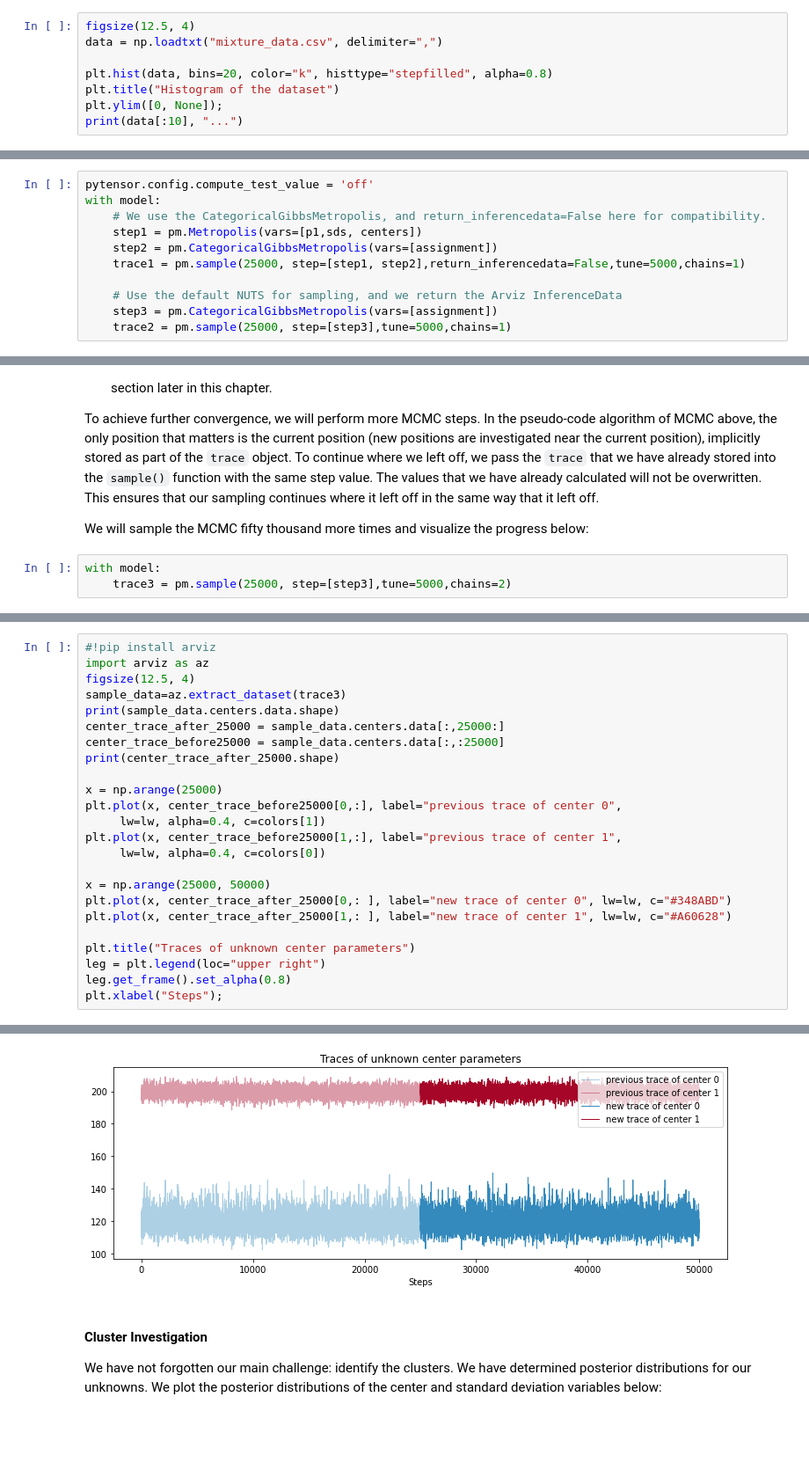
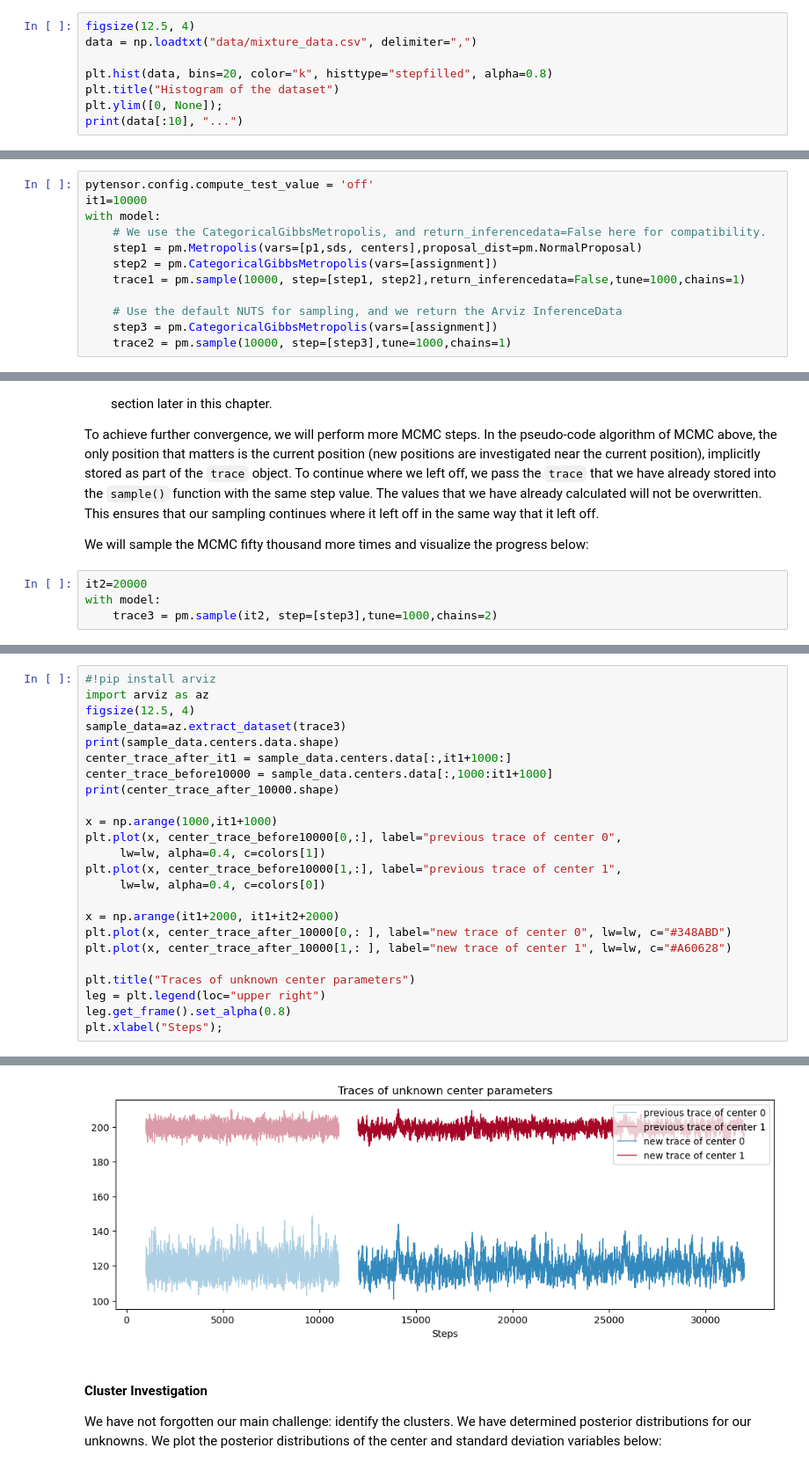
Before and after one commit to jorobledo/blcourse_test, a Jupyter notebook: BLcourse2/Lecture2_comp_pymc.ipynb, the cells around one changed output, grey strips where cells are left out. Shown at 88% size. Saved outputs shown, nothing was run; the diff lists cells and outputs as text; blank space fills up the shorter version.

```diff
--- a/BLcourse2/Lecture2_comp_pymc.ipynb
+++ b/BLcourse2/Lecture2_comp_pymc.ipynb
@@ -293,7 +289,7 @@ In the above algorithm's pseudocode, notice that only the current position matte
 Suppose we are given the following dataset:
 # %%
 figsize(12.5, 4)
-data = np.loadtxt("mixture_data.csv", delimiter=",")
+data = np.loadtxt("data/mixture_data.csv", delimiter=",")
 
 plt.hist(data, bins=20, color="k", histtype="stepfilled", alpha=0.8)
 plt.title("Histogram of the dataset")
@@ -394,13 +400,14 @@ There are another interesting thing with new PyMC. The PyMC use a powerful new s
 Please also notice the parameter `chains` of `sample()`. According to the API document, `"Running independent chains is important for some convergence statistics and can also reveal multiple modes in the posterior."`. But it's unnecessary here, our model is simple enough and we use `1` here (the default value is 2)
 # %%
 pytensor.config.compute_test_value = 'off'
+it1=10000
 with model:
     # We use the CategoricalGibbsMetropolis, and return_inferencedata=False here for compatibility.
-    step1 = pm.Metropolis(vars=[p1,sds, centers])
+    step1 = pm.Metropolis(vars=[p1,sds, centers],proposal_dist=pm.NormalProposal)
     step2 = pm.CategoricalGibbsMetropolis(vars=[assignment])
-    trace1 = pm.sample(25000, step=[step1, step2],return_inferencedata=False,tune=5000,chains=1)
+    trace1 = pm.sample(10000, step=[step1, step2],return_inferencedata=False,tune=1000,chains=1)
 
     # Use the default NUTS for sampling, and we return the Arviz InferenceData
     step3 = pm.CategoricalGibbsMetropolis(vars=[assignment])
-    trace2 = pm.sample(25000, step=[step3],tune=5000,chains=1)
+    trace2 = pm.sample(10000, step=[step3],tune=1000,chains=1)
 # %% [output]
@@ -460,6 +474,7 @@ To achieve further convergence, we will perform more MCMC steps. In the pseudo-c
 
 We will sample the MCMC fifty thousand more times and visualize the progress below:
 # %%
+it2=20000
 with model:
-    trace3 = pm.sample(25000, step=[step3],tune=5000,chains=2)
+    trace3 = pm.sample(it2, step=[step3],tune=1000,chains=2)
 # %% [output]
@@ -471,19 +491,19 @@ import arviz as az
 figsize(12.5, 4)
 sample_data=az.extract_dataset(trace3)
 print(sample_data.centers.data.shape)
-center_trace_after_25000 = sample_data.centers.data[:,25000:]
-center_trace_before25000 = sample_data.centers.data[:,:25000]
-print(center_trace_after_25000.shape)
+center_trace_after_it1 = sample_data.centers.data[:,it1+1000:]
+center_trace_before10000 = sample_data.centers.data[:,1000:it1+1000]
+print(center_trace_after_10000.shape)
 
-x = np.arange(25000)
-plt.plot(x, center_trace_before25000[0,:], label="previous trace of center 0",
+x = np.arange(1000,it1+1000)
+plt.plot(x, center_trace_before10000[0,:], label="previous trace of center 0",
      lw=lw, alpha=0.4, c=colors[1])
-plt.plot(x, center_trace_before25000[1,:], label="previous trace of center 1",
+plt.plot(x, center_trace_before10000[1,:], label="previous trace of center 1",
      lw=lw, alpha=0.4, c=colors[0])
 
-x = np.arange(25000, 50000)
-plt.plot(x, center_trace_after_25000[0,: ], label="new trace of center 0", lw=lw, c="#348ABD")
-plt.plot(x, center_trace_after_25000[1,: ], label="new trace of center 1", lw=lw, c="#A60628")
+x = np.arange(it1+2000, it1+it2+2000)
+plt.plot(x, center_trace_after_10000[0,: ], label="new trace of center 0", lw=lw, c="#348ABD")
+plt.plot(x, center_trace_after_10000[1,: ], label="new trace of center 1", lw=lw, c="#A60628")
 
 plt.title("Traces of unknown center parameters")
 leg = plt.legend(loc="upper right")
@@ -495,4 +515,4 @@ plt.xlabel("Steps");
-[figure, old version]
+[figure, new version]
 # %% [markdown]
 
 #### Cluster Investigation
```
Also changed, not shown: parts of 24 cells of this notebook, 38 other files.
